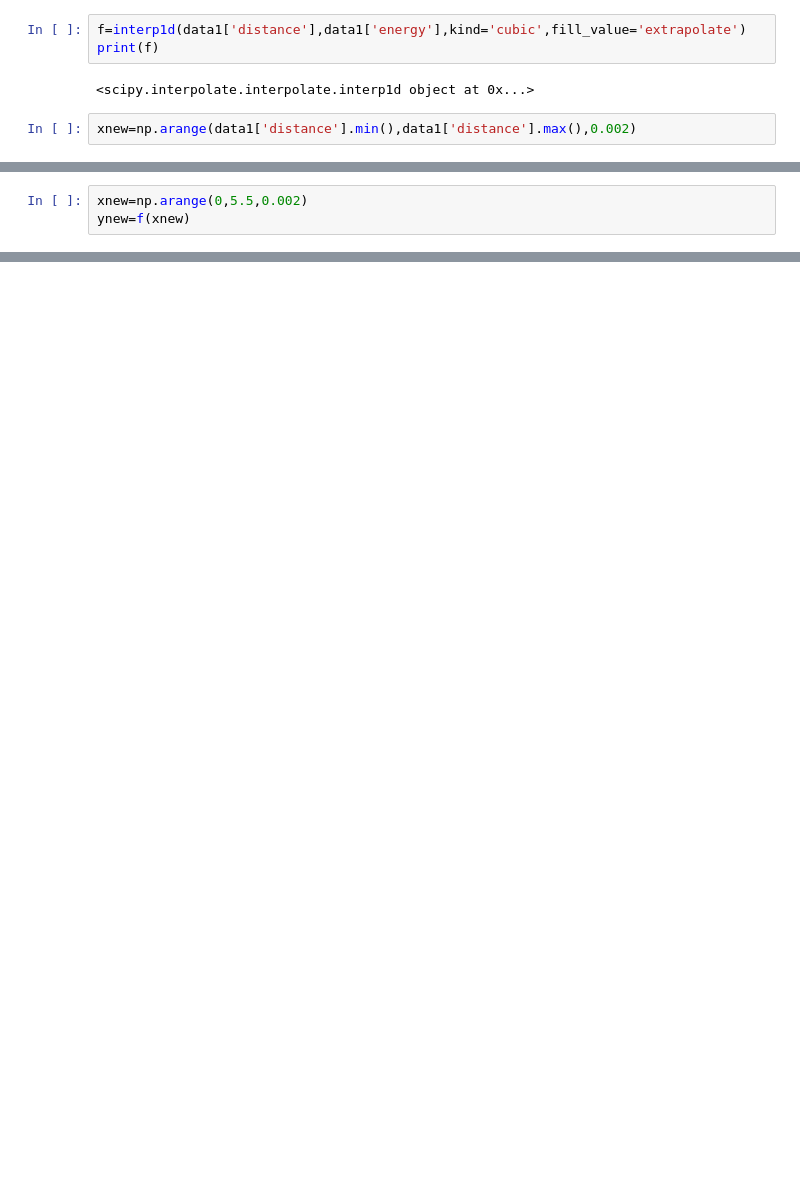
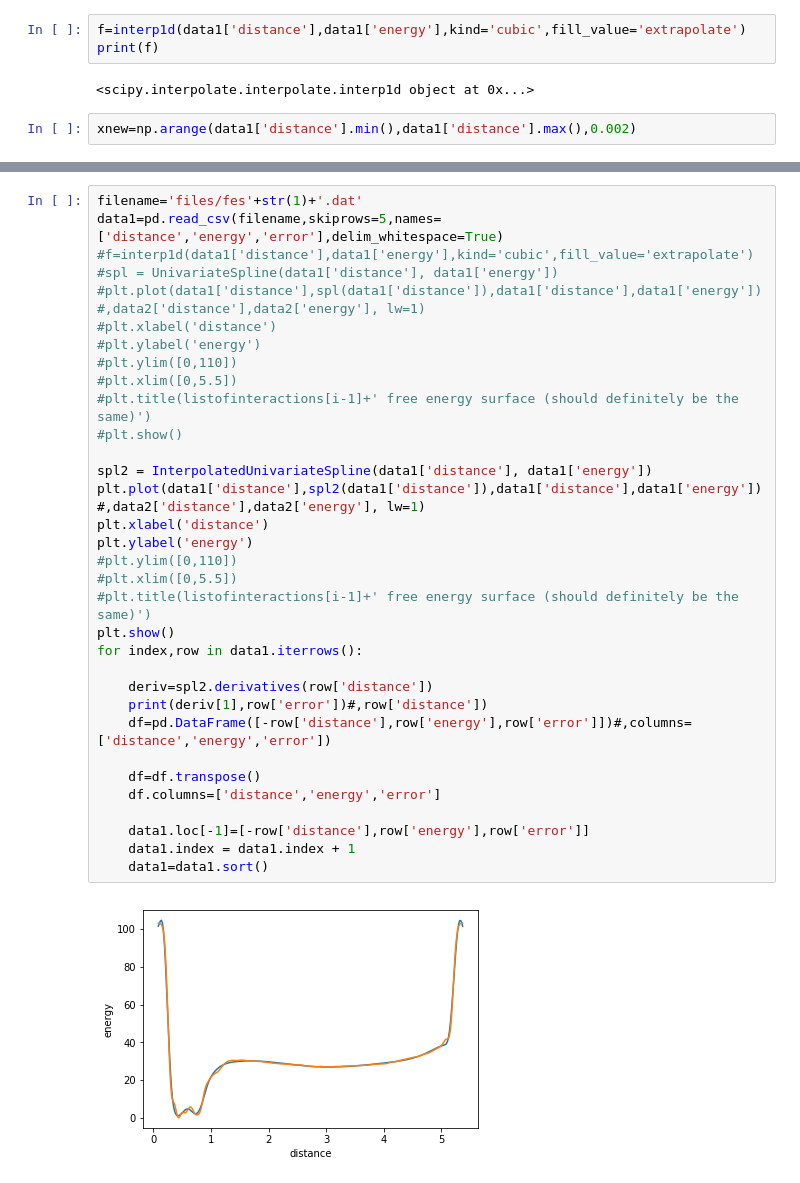
Before and after one commit to garrettd2225/Triazine-project, a Jupyter notebook: Metad_graphs_idunno.ipynb, the cells around one changed output, grey strips where cells are left out. Saved outputs shown, nothing was run; the diff lists cells and outputs as text; blank space fills up the shorter version.

```diff
--- a/Metad_graphs_idunno.ipynb
+++ b/Metad_graphs_idunno.ipynb
@@ -85,3 +88,0 @@ plt.show()
-# %%
-xnew=np.arange(0,5.5,0.002)
-ynew=f(xnew)
@@ -96,0 +159,35 @@ len(ynew)
+# %%
+filename='files/fes'+str(1)+'.dat'
+data1=pd.read_csv(filename,skiprows=5,names=['distance','energy','error'],delim_whitespace=True)
+#f=interp1d(data1['distance'],data1['energy'],kind='cubic',fill_value='extrapolate')
+#spl = UnivariateSpline(data1['distance'], data1['energy'])
+#plt.plot(data1['distance'],spl(data1['distance']),data1['distance'],data1['energy'])#,data2['distance'],data2['energy'], lw=1)
+#plt.xlabel('distance')
+#plt.ylabel('energy')
+#plt.ylim([0,110])
+#plt.xlim([0,5.5])
+#plt.title(listofinteractions[i-1]+' free energy surface (should definitely be the same)')
+#plt.show()
+
+spl2 = InterpolatedUnivariateSpline(data1['distance'], data1['energy'])
+plt.plot(data1['distance'],spl2(data1['distance']),data1['distance'],data1['energy'])#,data2['distance'],data2['energy'], lw=1)
+plt.xlabel('distance')
+plt.ylabel('energy')
+#plt.ylim([0,110])
+#plt.xlim([0,5.5])
+#plt.title(listofinteractions[i-1]+' free energy surface (should definitely be the same)')
+plt.show()
+for index,row in data1.iterrows():
+
+    deriv=spl2.derivatives(row['distance'])
+    print(deriv[1],row['error'])#,row['distance'])
+    df=pd.DataFrame([-row['distance'],row['energy'],row['error']])#,columns=['distance','energy','error'])
+
+    df=df.transpose()
+    df.columns=['distance','energy','error']
+
+    data1.loc[-1]=[-row['distance'],row['energy'],row['error']]
+    data1.index = data1.index + 1
+    data1=data1.sort()
+# %% [output]
+[figure, added]
```
Also changed, not shown: parts of 11 cells of this notebook.
